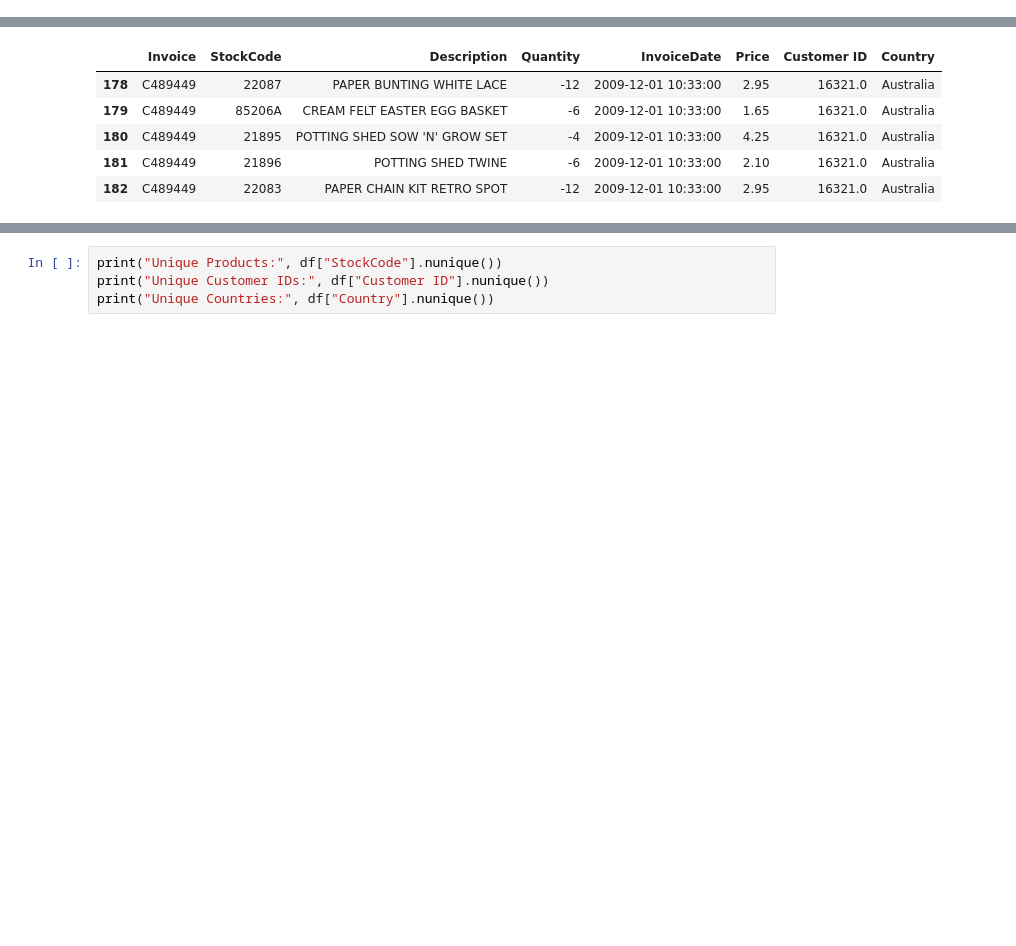
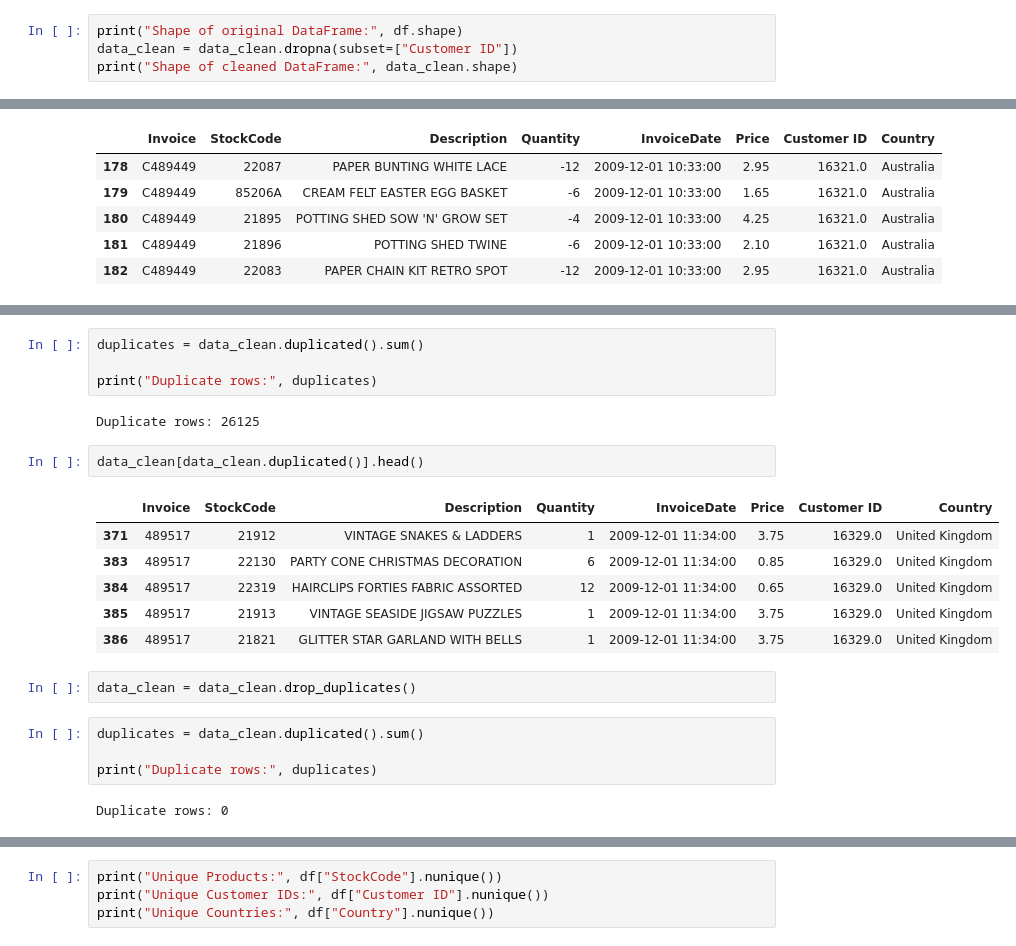
Before and after one commit to devansh00777/retailiq, a Jupyter notebook: notebooks/1_data_prep.ipynb, the cells around one changed output, grey strips where cells are left out. Cells and saved outputs as stored; diff of their text form; blank space fills up the shorter version.

```diff
--- a/notebooks/1_data_prep.ipynb
+++ b/notebooks/1_data_prep.ipynb
@@ -63,0 +86,4 @@ memory usage: 78.8+ MB
+# %%
+print("Shape of original DataFrame:", df.shape)
+data_clean = data_clean.dropna(subset=["Customer ID"])
+print("Shape of cleaned DataFrame:", data_clean.shape)
@@ -90,0 +159,23 @@ Cleaned DataFrame shape: (1047877, 9)
+# %%
+duplicates = data_clean.duplicated().sum()
+
+print("Duplicate rows:", duplicates)
+# %% [output]
+Duplicate rows: 26125
+# %%
+data_clean[data_clean.duplicated()].head()
+# %% [output]
+|  | Invoice | StockCode | Description | Quantity | InvoiceDate | Price | Customer ID | Country |
+| 371 | 489517 | 21912 | VINTAGE SNAKES & LADDERS | 1 | 2009-12-01 11:34:00 | 3.75 | 16329.0 | United Kingdom |
+| 383 | 489517 | 22130 | PARTY CONE CHRISTMAS DECORATION | 6 | 2009-12-01 11:34:00 | 0.85 | 16329.0 | United Kingdom |
+| 384 | 489517 | 22319 | HAIRCLIPS FORTIES FABRIC ASSORTED | 12 | 2009-12-01 11:34:00 | 0.65 | 16329.0 | United Kingdom |
+| 385 | 489517 | 21913 | VINTAGE SEASIDE JIGSAW PUZZLES | 1 | 2009-12-01 11:34:00 | 3.75 | 16329.0 | United Kingdom |
+| 386 | 489517 | 21821 | GLITTER STAR GARLAND WITH BELLS | 1 | 2009-12-01 11:34:00 | 3.75 | 16329.0 | United Kingdom |
+# %%
+data_clean = data_clean.drop_duplicates()
+# %%
+duplicates = data_clean.duplicated().sum()
+
+print("Duplicate rows:", duplicates)
+# %% [output]
+Duplicate rows: 0
```
Also changed, not shown: parts of 19 cells of this notebook, 2 other files.
